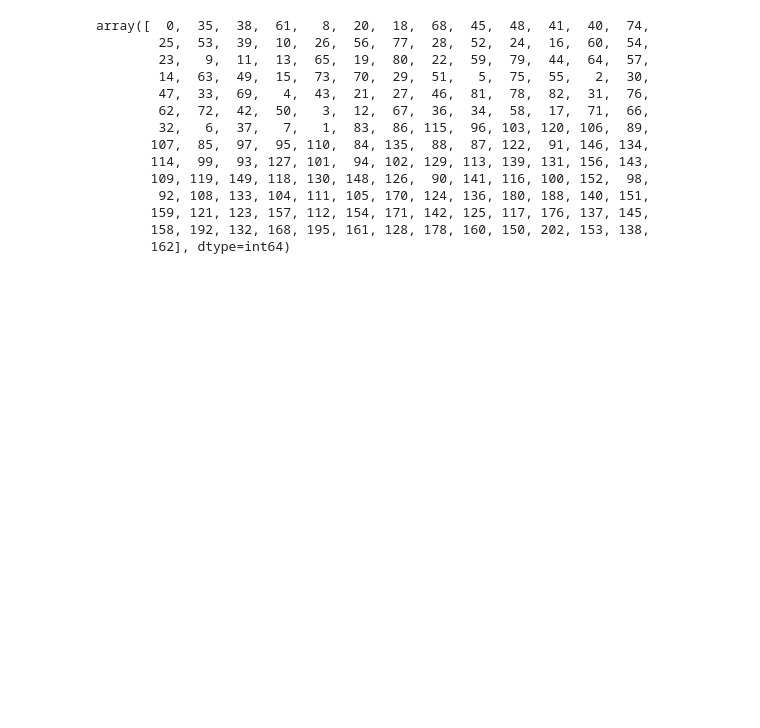
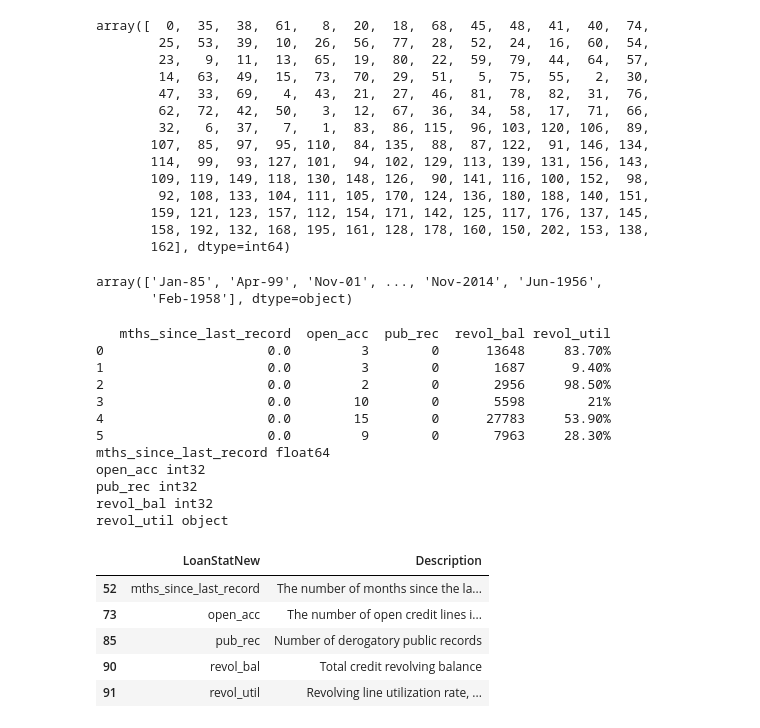
Before and after one commit to anilrajgr/udacity-machine-learning, a Jupyter notebook: projects/capstone/csv2dataframe.ipynb, the cells around one changed output. Cells and saved outputs as stored; diff of their text form; code cells hidden in the pictures; blank space fills up the shorter version.

```diff
--- a/projects/capstone/csv2dataframe.ipynb
+++ b/projects/capstone/csv2dataframe.ipynb
@@ -711,3 +711,32 @@ array([  0,  35,  38,  61,   8,  20,  18,  68,  45,  48,  41,  40,  74,
 # All looks good
 
 # earliest_cr_line is type object, which is good.
+loan_data['earliest_cr_line'].unique()
+# %% [output]
+array(['Jan-85', 'Apr-99', 'Nov-01', ..., 'Nov-2014', 'Jun-1956',
+       'Feb-1958'], dtype=object)
+# %%
+# Moving to next 6 columns
+print(loan_data.iloc[:6,23:28])
+for y in loan_data.columns[23:28]:
+  print(y, loan_data[y].dtype)
+loan_dict.loc[loan_dict['LoanStatNew'].isin(list(loan_data.columns.values[23:28]))]
+# %% [output]
+   mths_since_last_record  open_acc  pub_rec  revol_bal revol_util
+0                     0.0         3        0      13648     83.70%
+1                     0.0         3        0       1687      9.40%
+2                     0.0         2        0       2956     98.50%
+3                     0.0        10        0       5598        21%
+4                     0.0        15        0      27783     53.90%
+5                     0.0         9        0       7963     28.30%
+mths_since_last_record float64
+open_acc int32
+pub_rec int32
+revol_bal int32
+revol_util object
+|  | LoanStatNew | Description |
+| 52 | mths_since_last_record | The number of months since the la... |
+| 73 | open_acc | The number of open credit lines i... |
+| 85 | pub_rec | Number of derogatory public records |
+| 90 | revol_bal | Total credit revolving balance |
+| 91 | revol_util | Revolving line utilization rate, ... |
```
Also changed, not shown: parts of 14 cells of this notebook.
